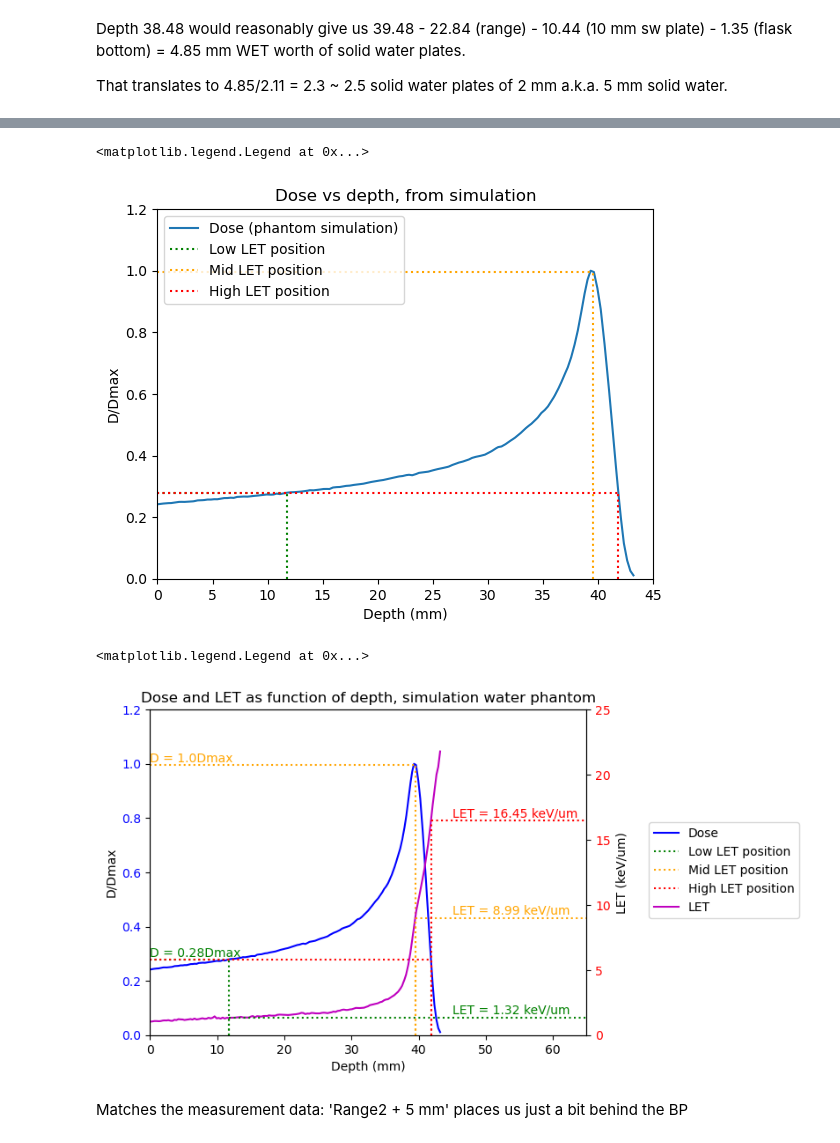
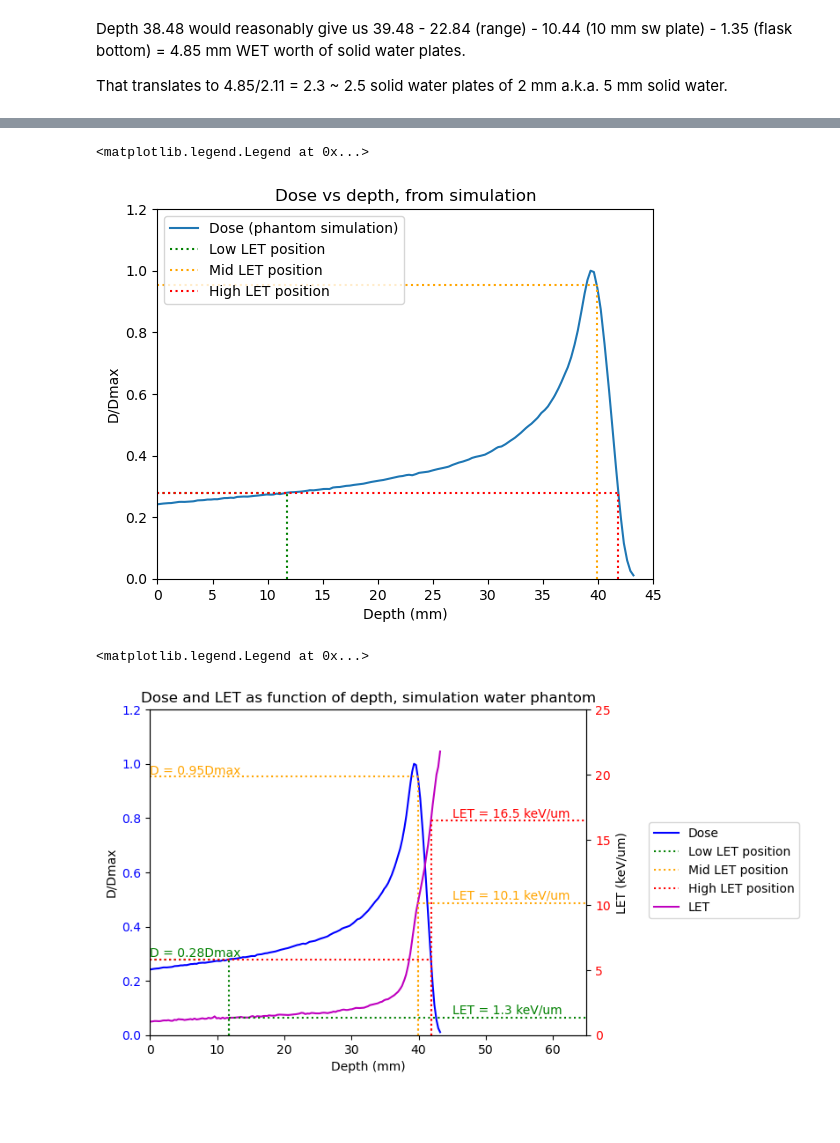
Before and after one commit to BrittHaanen15/Thesis_project, a Jupyter notebook: Python codes/Finding mid LET.ipynb, the cells around one changed output, grey strips where cells are left out. Cells and saved outputs as stored; diff of their text form; code cells hidden in the pictures; blank space fills up the shorter version.

Commit message:
Finalised plots for writing Wednesday

```diff
--- a/Python codes/Finding mid LET.ipynb
+++ b/Python codes/Finding mid LET.ipynb
@@ -246,0 +267,3 @@ That translates to 4.85/2.11 = 2.3 ~ 2.5 solid water plates of 2 mm a.k.a. 5 mm
+# %%
+mid_LET_position = LET_interp.iloc[3987]
+print(mid_LET_position)
@@ -296,7 +325,7 @@ plt.vlines(high_LET_position['Depth'], 0, high_LET_position['Dose'], colors='red
 plt.legend()
 # %% [output]
 <matplotlib.legend.Legend at 0x...>
-[figure, old version]
+[figure, new version]
 # %%
 #Plot lineprofile as function of depth
 fig, ax1 = plt.subplots()
@@ -320,36 +349,34 @@ plt.vlines(mid_LET_position['Depth'], 0, mid_LET_position['Dose'], colors='orang
 plt.text(0, mid_LET_position['Dose'] + 0.01, f'D = {round(mid_LET_position['Dose'],2)}Dmax', fontsize=10, color='orange')
 
 #high position
 plt.hlines(high_LET_position['Dose'], 0, high_LET_position['Depth'], colors='red', linestyles='dotted', label='High LET position')
 plt.vlines(high_LET_position['Depth'], 0, high_LET_position['Dose'], colors='red', linestyles='dotted')
 
 
 #plot let
 ax2 = ax1.twinx()
 ax2.plot(LET_interp['Depth'], LET_interp['LET'], label='LET', color='m')
 ax2.set_ylabel('LET (keV/um)')
 ax2.tick_params(axis='y', labelcolor='r')
 ax2.set_ylim([0, 25])
 
 #low position
 plt.hlines(low_LET_position['LET'], low_LET_position['Depth'], 65, colors='green', linestyles='dotted')
 plt.vlines(low_LET_position['Depth'], 0, low_LET_position['LET'], colors='green', linestyles='dotted')
-plt.text(45, low_LET_position['LET'] + 0.3, f'LET = {round(low_LET_position['LET'],2)} keV/um', fontsize=10, color='green')
+plt.text(45, low_LET_position['LET'] + 0.3, f'LET = {round(low_LET_position['LET'],1)} keV/um', fontsize=10, color='green')
 
 #mid position
 plt.hlines(mid_LET_position['LET'], mid_LET_position['Depth'], 65, colors='orange', linestyles='dotted')
 plt.vlines(mid_LET_position['Depth'], 0, mid_LET_position['LET'], colors='orange', linestyles='dotted')
-plt.text(45, mid_LET_position['LET'] + 0.3, f'LET = {round(mid_LET_position['LET'],2)} keV/um', fontsize=10, color='orange')
+plt.text(45, mid_LET_position['LET'] + 0.3, f'LET = {round(mid_LET_position['LET'],1)} keV/um', fontsize=10, color='orange')
 
 #high position
 plt.hlines(high_LET_position['LET'], high_LET_position['Depth'], 65, colors='red', linestyles='dotted')
 plt.vlines(high_LET_position['Depth'], 0, high_LET_position['LET'], colors='red', linestyles='dotted')
-plt.text(45, high_LET_position['LET'] + 0.3, f'LET = {round(high_LET_position['LET'],2)} keV/um', fontsize=10, color='red')
+plt.text(45, high_LET_position['LET'] + 0.3, f'LET = {round(high_LET_position['LET'],1)} keV/um', fontsize=10, color='red')
 
 plt.title('Dose and LET as function of depth, simulation water phantom')
 fig.legend(loc='center left', bbox_to_anchor=(1, 0.5))
 # %% [output]
 <matplotlib.legend.Legend at 0x...>
-[figure, old version]
+[figure, new version]
-# %% [markdown]
-Matches the measurement data: 'Range2 + 5 mm' places us just a bit behind the BP
```
Also changed, not shown: parts of 6 cells of this notebook.
